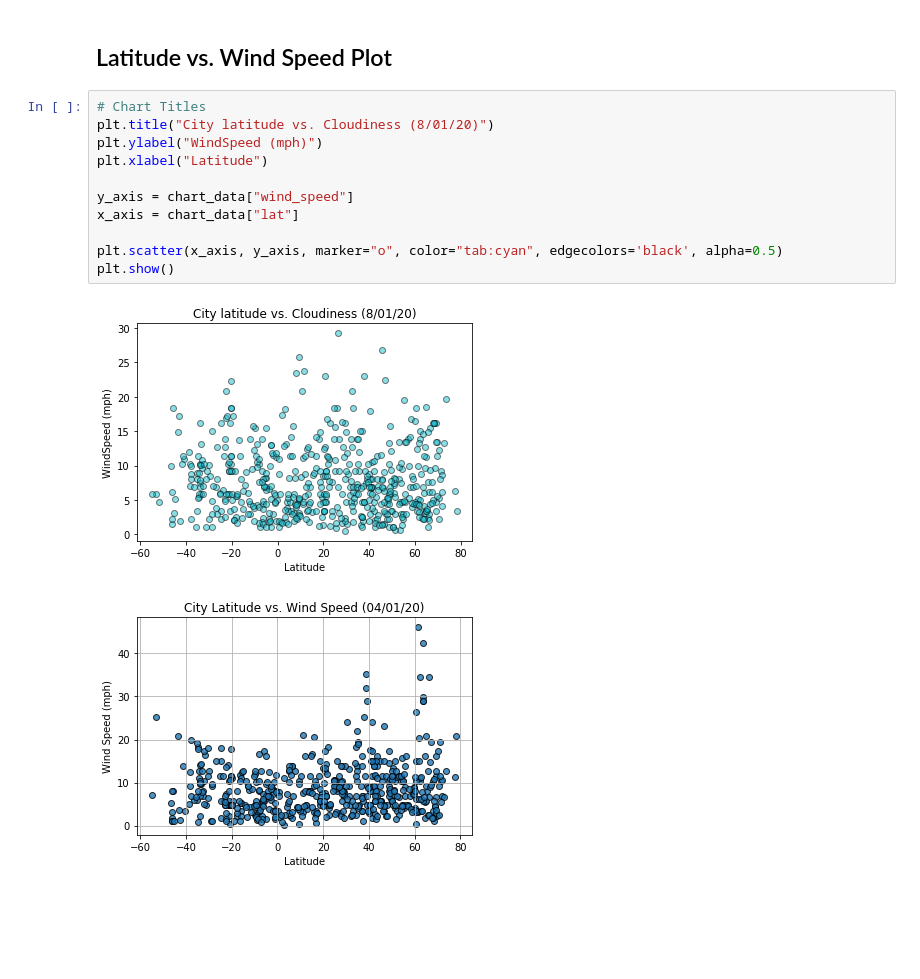
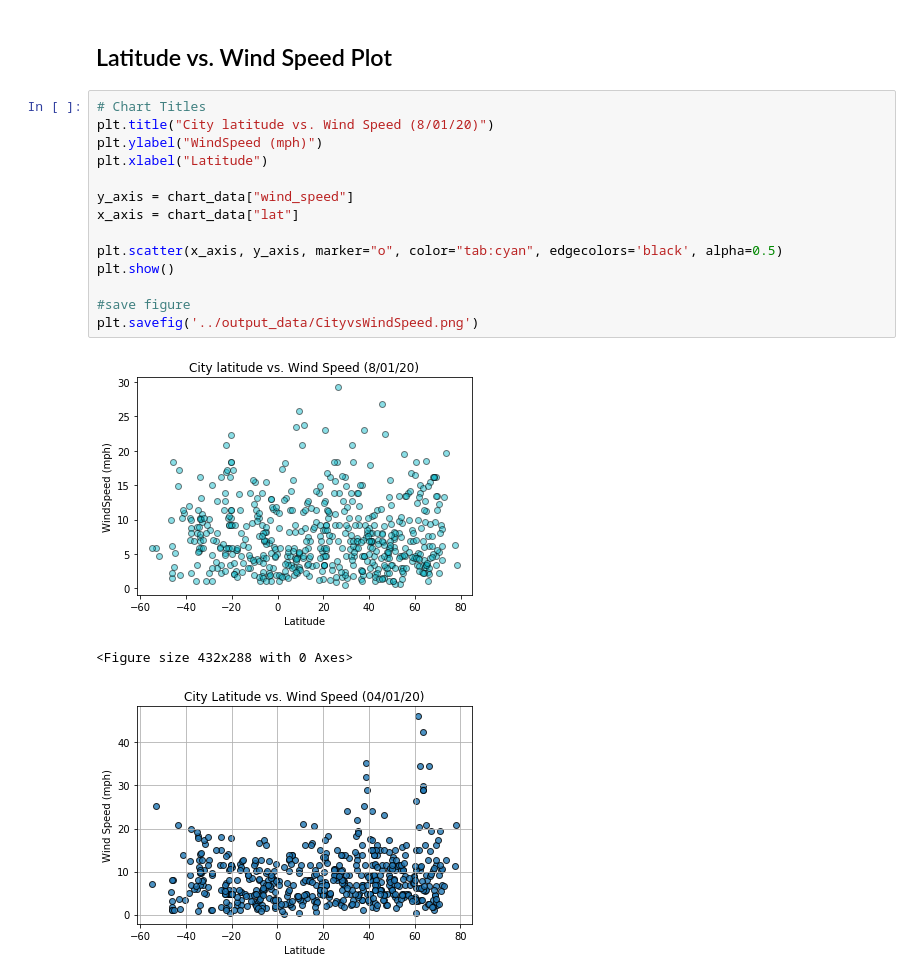
Before and after one commit to george-simon/python-api-challenge, a Jupyter notebook: WeatherPy/WeatherPy.ipynb, the cells around one changed output. Saved outputs shown, nothing was run; the diff lists cells and outputs as text; blank space fills up the shorter version.

```diff
--- a/WeatherPy/WeatherPy.ipynb
+++ b/WeatherPy/WeatherPy.ipynb
@@ -272,17 +284,21 @@ plt.show()
 ## Latitude vs. Wind Speed Plot
 # %%
 # Chart Titles
-plt.title("City latitude vs. Cloudiness (8/01/20)")
+plt.title("City latitude vs. Wind Speed (8/01/20)")
 plt.ylabel("WindSpeed (mph)")
 plt.xlabel("Latitude")
 
 y_axis = chart_data["wind_speed"]
 x_axis = chart_data["lat"]
 
 plt.scatter(x_axis, y_axis, marker="o", color="tab:cyan", edgecolors='black', alpha=0.5)
 plt.show()
+
+#save figure
+plt.savefig('../output_data/CityvsWindSpeed.png')
 # %% [output]
-[figure, old version]
+[figure, new version]
+<Figure size 432x288 with 0 Axes>
 # %%
 # %% [output]
 [figure]
```
Also changed, not shown: parts of 11 cells of this notebook, 17 other files.
